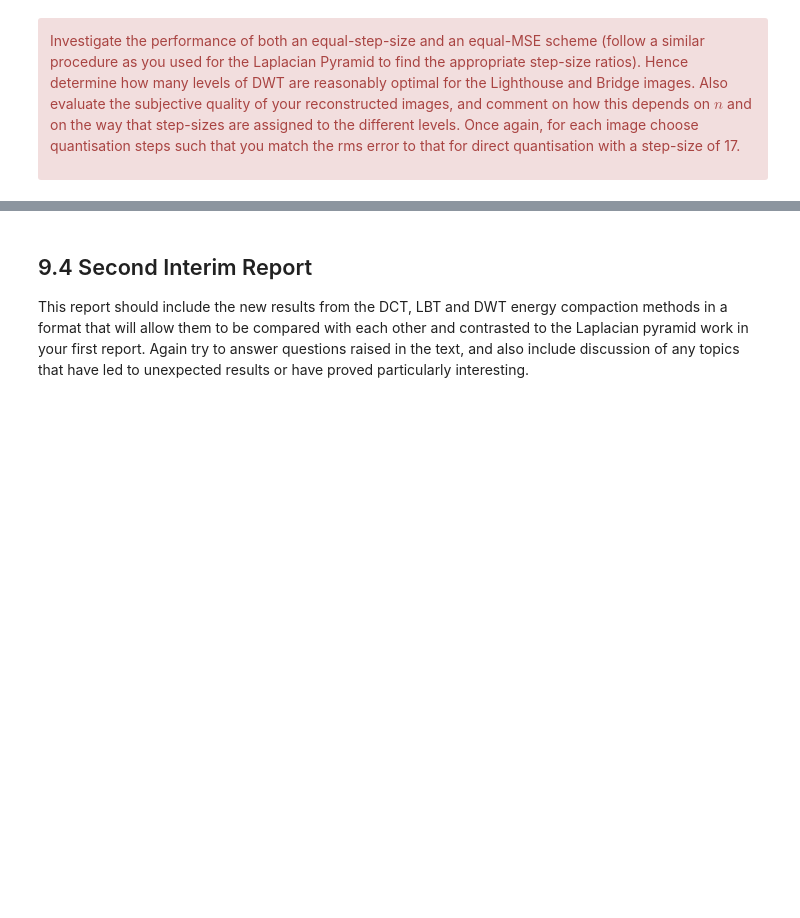
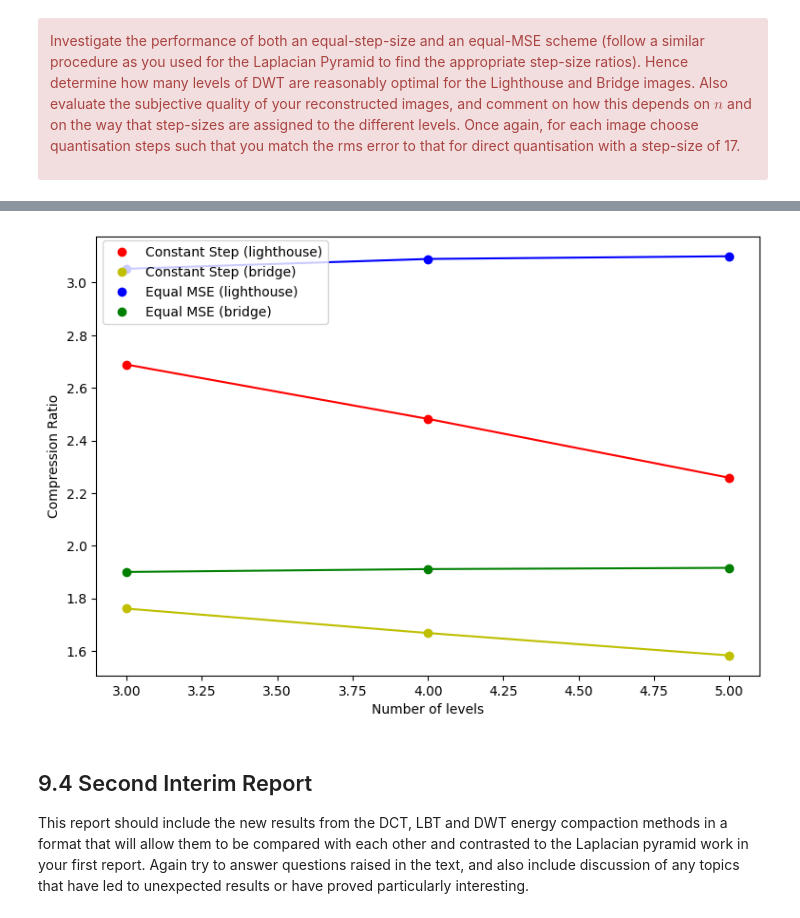
Before and after one commit to muhanl/cued_sf2_lab, a Jupyter notebook: 9-dwt.ipynb, the cells around one changed output, grey strips where cells are left out. Saved outputs shown, nothing was run; the diff lists cells and outputs as text; code cells hidden in the pictures; blank space fills up the shorter version.

```diff
--- a/9-dwt.ipynb
+++ b/9-dwt.ipynb
@@ -471,0 +724,22 @@ give `Yq` and reconstruct `Z` from `Yq`.
+# %%
+from scipy.optimize import minimize_scalar
+
+def find_optimal_step_size_mse(X, n, step):
+    def mse_diff_mse(opt_step):
+
+        Xq = quantise(X, step) # quantised X
+        optimalMSE = np.std(X - Xq)
+
+        Y = nlevdwt(X, n) # DWT
+        dwtstep = mse_dwt(n) * opt_step
+        Yq = quantdwt(Y, dwtstep)[0] # quantise
+        Z = nlevidwt(Yq, n) # iDWT
+        MSE = np.std(Z - X)
+
+        MSEdiff = abs(MSE - optimalMSE)
+        return MSEdiff
+
+    res = minimize_scalar(mse_diff_mse, bounds=(1, 256), method='bounded')
+    minMSE = res.fun  # minimum
+    minstep = res.x  # minimizer
+    return minstep, minMSE
@@ -493,3 +1005,25 @@ to the different levels. Once again, for each image choose quantisation steps su
+# %%
+x = [3, 4, 5]
+LH_step = [lh_step_3, lh_step_4, lh_step_5]
+bridge_step = [bg_step_3, bg_step_4, bg_step_5]
+LH_mse = [lh_mse_3, lh_mse_4, lh_mse_5]
+bridge_mse = [bg_mse_3, bg_mse_4, bg_mse_5]
+
+plt.figure(figsize=(9,6))
+plt.plot(x, LH_step, 'r')
+plt.plot(x, LH_step, 'ro', label = "Constant Step (lighthouse)")
+plt.plot(x, bridge_step, 'y')
+plt.plot(x, bridge_step, 'yo', label = "Constant Step (bridge)")
+plt.plot(x, LH_mse, 'b')
+plt.plot(x, LH_mse, 'bo', label = "Equal MSE (lighthouse)")
+plt.plot(x, bridge_mse, 'g')
+plt.plot(x, bridge_mse, 'go', label = "Equal MSE (bridge)")
+plt.legend(loc=(0.01,0.8))
+plt.xlabel("Number of levels")
+plt.ylabel("Compression Ratio")
+plt.show()
+# %% [output]
+[figure, added]
 # %% [markdown]
 ## 9.4 Second Interim Report
 
```
Also changed, not shown: parts of 24 cells of this notebook.
